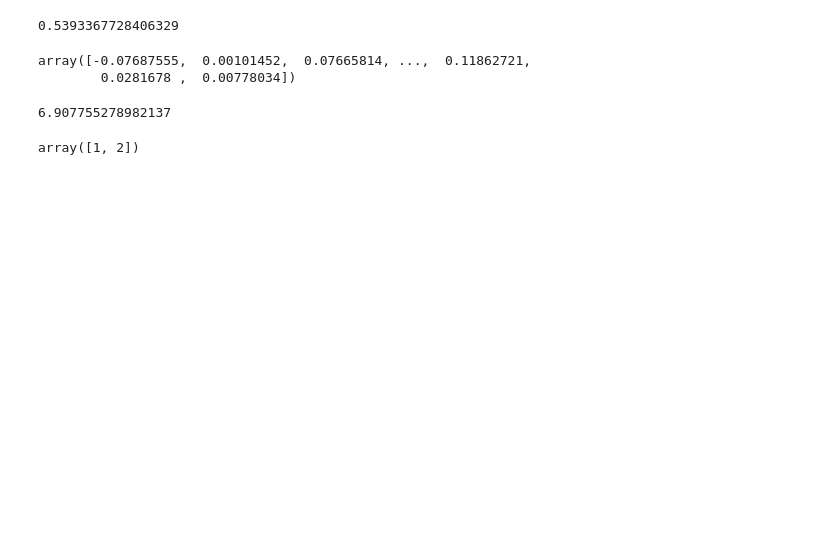
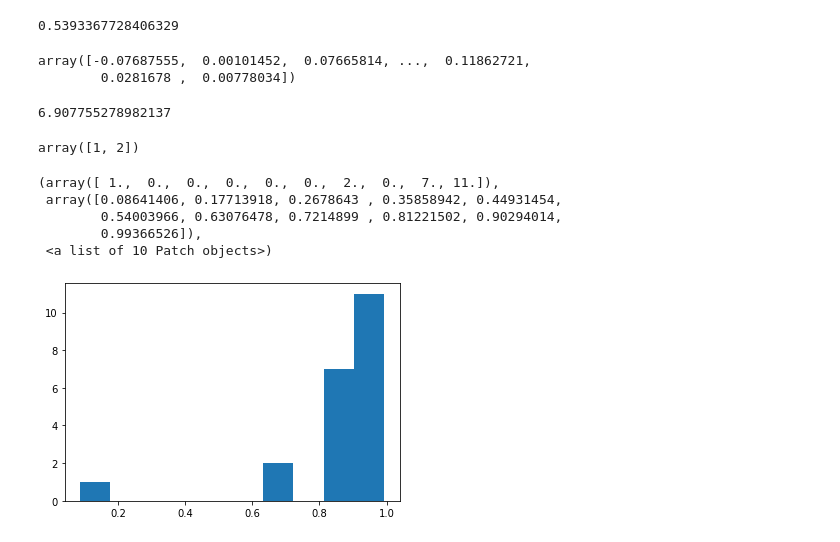
Before and after one commit to TonyBlonigan/marketing_campaign_optimization, a Jupyter notebook: presentation.ipynb, the cells around one changed output. Cells and saved outputs as stored; diff of their text form; code cells hidden in the pictures; blank space fills up the shorter version.

```diff
--- a/presentation.ipynb
+++ b/presentation.ipynb
@@ -500,3 +614,16 @@ for c in df_num.columns:
 val_counts = np.array(val_counts)
 msk = val_counts <= 50
 plt.hist(val_counts[msk])
+# %%
+nas = []
+for c in num_cols:
+    nas.append(df[c].isna().sum() / len(df))
+nas = np.array(nas)
+plt.hist(nas[(nas > 0.01) & (nas < 1)])
+# %% [output]
+(array([ 1.,  0.,  0.,  0.,  0.,  0.,  2.,  0.,  7., 11.]),
+ array([0.08641406, 0.17713918, 0.2678643 , 0.35858942, 0.44931454,
+        0.54003966, 0.63076478, 0.7214899 , 0.81221502, 0.90294014,
+        0.99366526]),
+ <a list of 10 Patch objects>)
+[figure, added]
```
Also changed, not shown: parts of 6 cells of this notebook.
